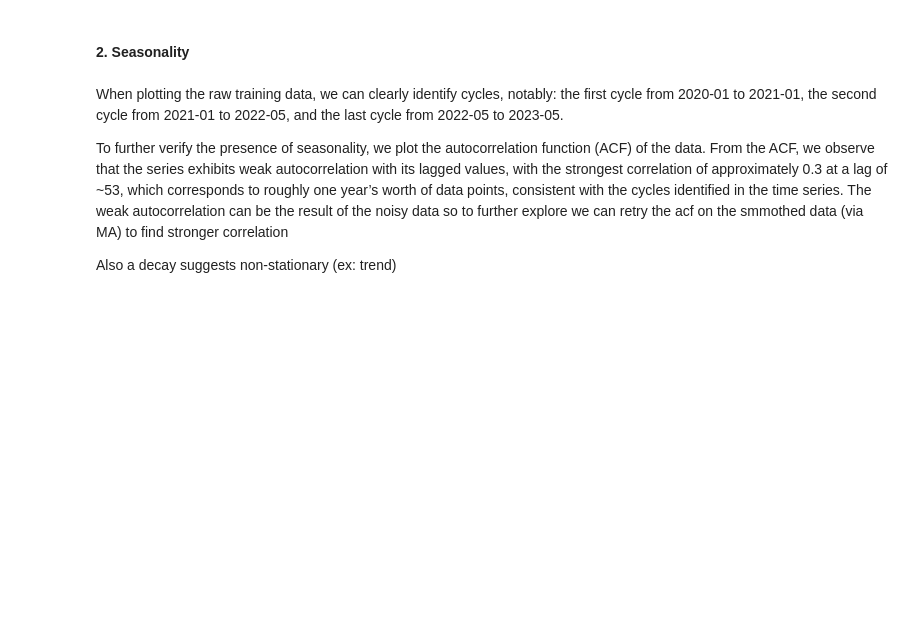
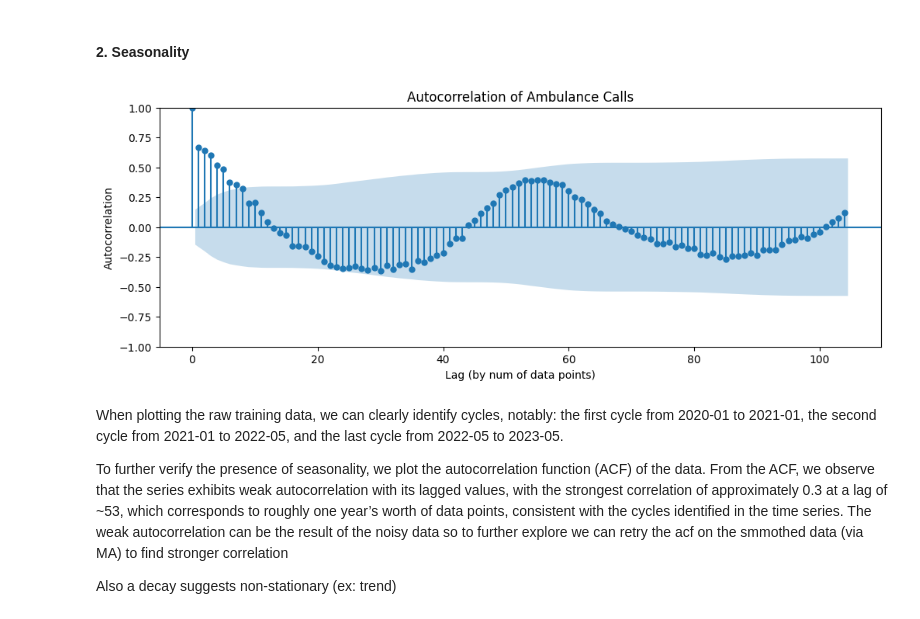
Before and after one commit to zaherarman/forecasting-learning, a Jupyter notebook: ambulance-forecasting.ipynb, the cells around one changed output. Saved outputs shown, nothing was run; the diff lists cells and outputs as text; code cells hidden in the pictures; blank space fills up the shorter version.

```diff
--- a/ambulance-forecasting.ipynb
+++ b/ambulance-forecasting.ipynb
@@ -61,11 +115,14 @@ Using these as our sliding windows, we apply MA with windows of 5 (roughly a mon
 # %%
 from statsmodels.graphics.tsaplots import plot_acf
 
-plot_acf(ambulance_train_df['calls'], lags=104) # Compute autocorr for evry lag up to 104
+fig, ax = plt.subplots(figsize=(12,4))
+plot_acf(ambulance_train_df['calls'], lags=104, ax=ax) # Compute autocorr for evry lag up to 104
 plt.title("Autocorrelation of Ambulance Calls")
 plt.xlabel("Lag (by num of data points)")
 plt.ylabel("Autocorrelation")
 plt.show()
+# %% [output]
+[figure, added]
 # %% [markdown]
 When plotting the raw training data, we can clearly identify cycles, notably: the first cycle from 2020-01 to 2021-01, the second cycle from 2021-01 to 2022-05, and the last cycle from 2022-05 to 2023-05.
 
```
Also changed, not shown: parts of 30 cells of this notebook.
